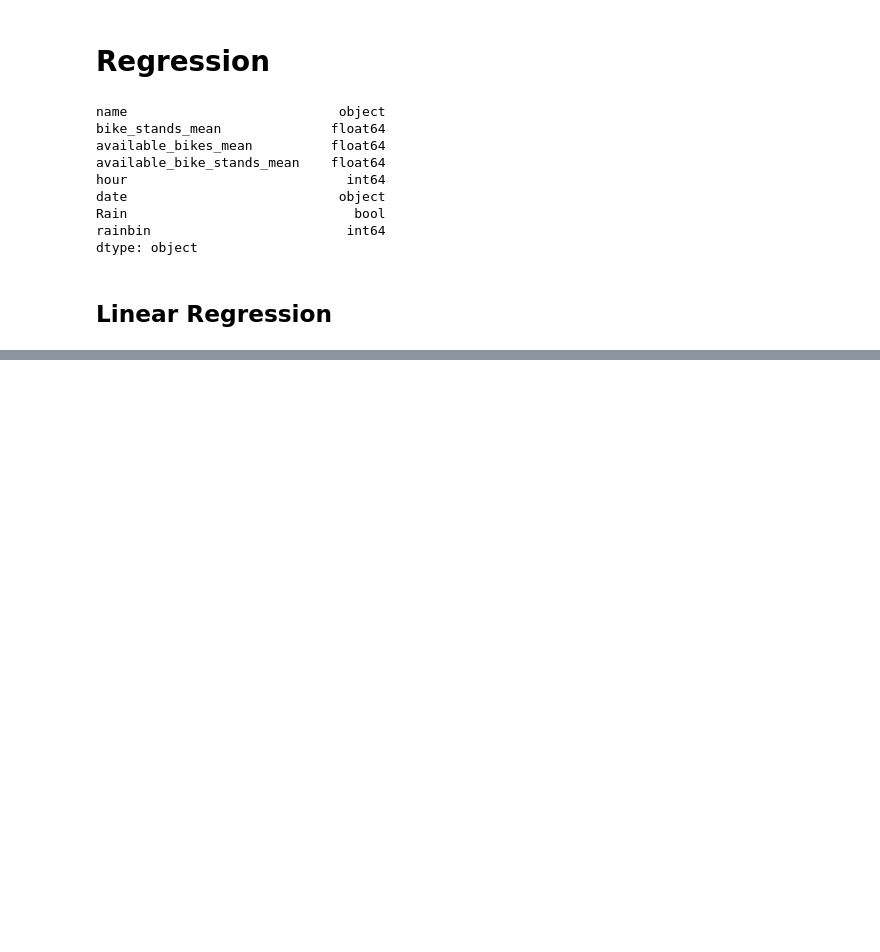
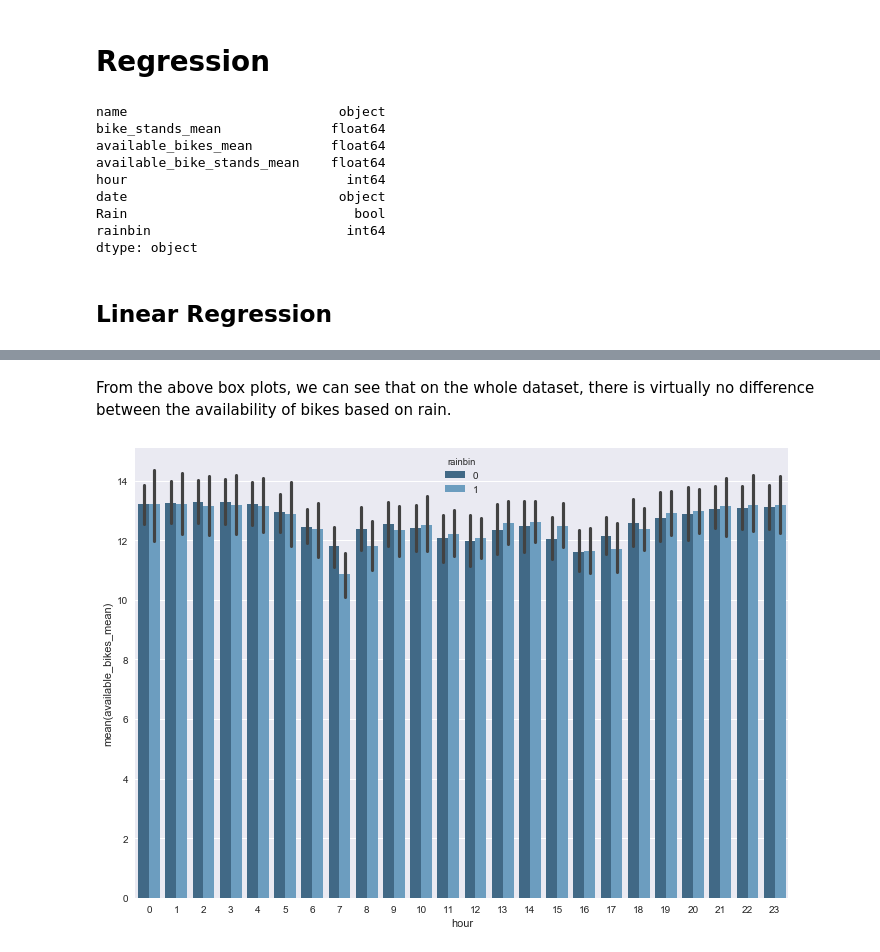
Before and after one commit to rosannahanly/DublinBikesWebsite, a Jupyter notebook: dublin_bikes/Analysis/StationWeatherRegression.ipynb, the cells around one changed output, grey strips where cells are left out. Drawn from its saved outputs; the diff is of its cells as text; code cells hidden in the pictures; blank space fills up the shorter version.

```diff
--- a/dublin_bikes/Analysis/StationWeatherRegression.ipynb
+++ b/dublin_bikes/Analysis/StationWeatherRegression.ipynb
@@ -259,0 +258,12 @@ plt.show()
+# %% [markdown]
+From the above box plots, we can see that on the whole dataset, there is virtually no difference between the availability of bikes based on rain.
+# %%
+# For each hour for all stations, mean available bikes depending on rain.
+
+import seaborn as sns
+
+sns.set(rc={'figure.figsize':(11.7,8.27)})
+sns.barplot(x="hour", y="available_bikes_mean", hue="rainbin", data=dfSW, palette="Blues_d");
+plt.show()
+# %% [output]
+[figure, added]
```
Also changed, not shown: parts of 5 cells of this notebook.
